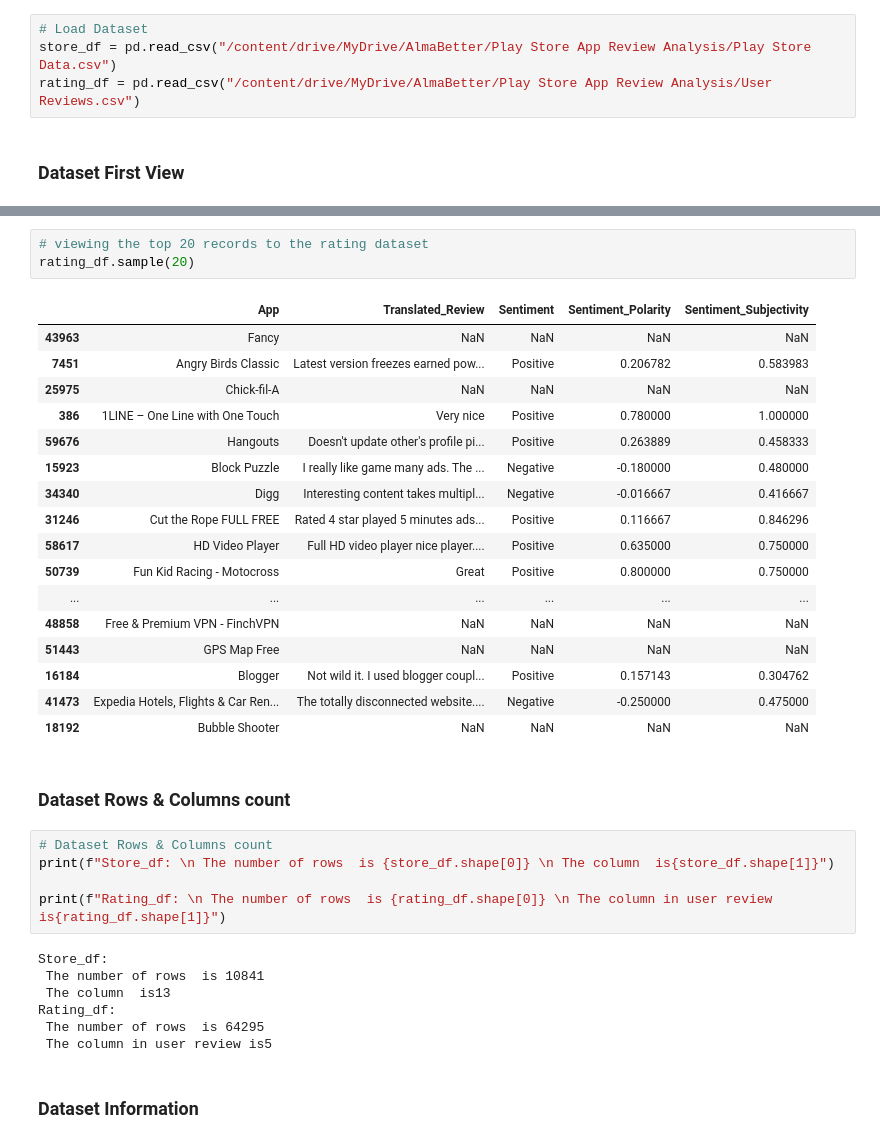
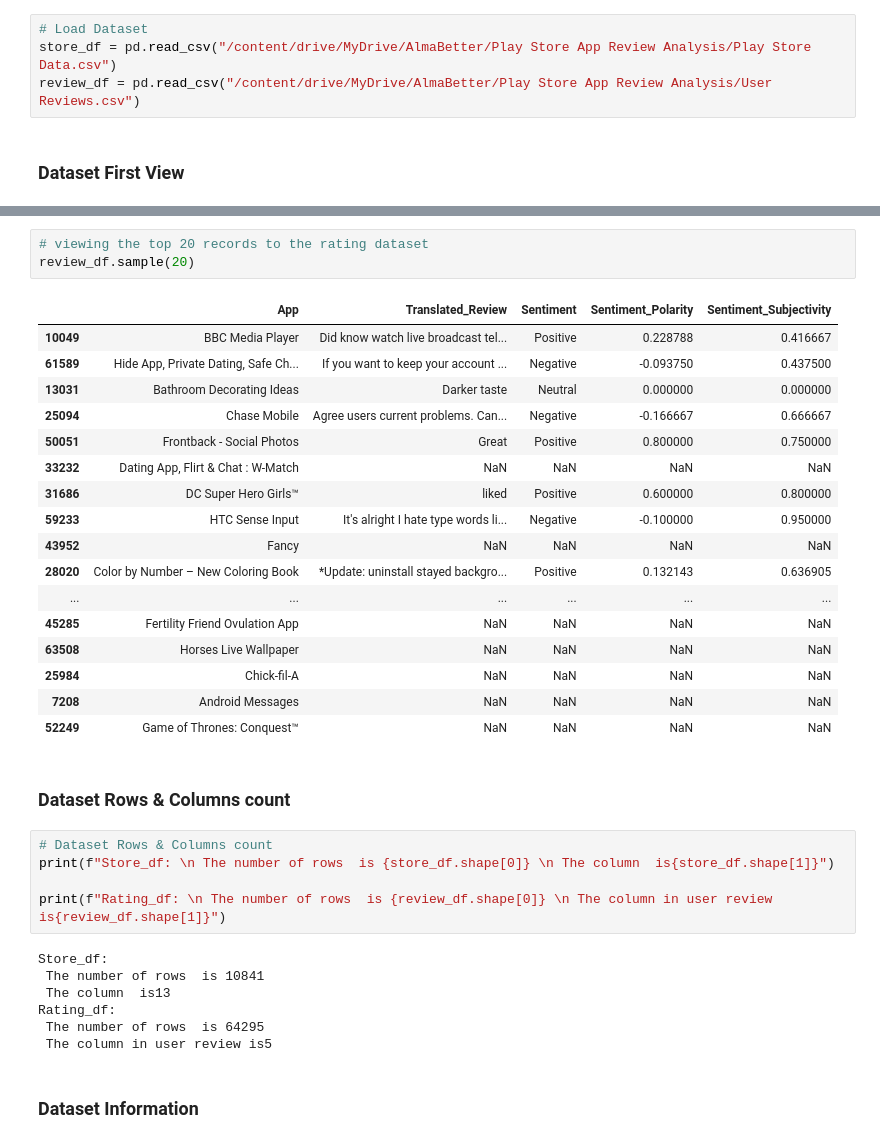
Before and after one commit to maxashoka3/EDA---Play-Store-App, a Jupyter notebook: EDA_on_Play_Store_App_Review.ipynb, the cells around one changed output, grey strips where cells are left out. Saved outputs shown, nothing was run; the diff lists cells and outputs as text.

```diff
--- a/EDA_on_Play_Store_App_Review.ipynb
+++ b/EDA_on_Play_Store_App_Review.ipynb
@@ -111,7 +111,7 @@ Drive already mounted at /content/drive; to attempt to forcibly remount, call dr
 # %%
 # Load Dataset
 store_df = pd.read_csv("/content/drive/MyDrive/AlmaBetter/Play Store App Review Analysis/Play Store Data.csv")
-rating_df = pd.read_csv("/content/drive/MyDrive/AlmaBetter/Play Store App Review Analysis/User Reviews.csv")
+review_df = pd.read_csv("/content/drive/MyDrive/AlmaBetter/Play Store App Review Analysis/User Reviews.csv")
 # %% [markdown]
 ### Dataset First View
 # %%
@@ -157,32 +157,32 @@ rating_df.head()
 | 4 | 10 Best Foods for You | Best idea us | Positive | 1.00 | 0.300000 |
 # %%
 # viewing the top 20 records to the rating dataset
-rating_df.sample(20)
+review_df.sample(20)
 # %% [output]
 |  | App | Translated_Review | Sentiment | Sentiment_Polarity | Sentiment_Subjectivity |
-| 43963 | Fancy | NaN | NaN | NaN | NaN |
-| 7451 | Angry Birds Classic | Latest version freezes earned pow... | Positive | 0.206782 | 0.583983 |
-| 25975 | Chick-fil-A | NaN | NaN | NaN | NaN |
-| 386 | 1LINE – One Line with One Touch | Very nice | Positive | 0.780000 | 1.000000 |
-| 59676 | Hangouts | Doesn't update other's profile pi... | Positive | 0.263889 | 0.458333 |
-| 15923 | Block Puzzle | I really like game many ads. The ... | Negative | -0.180000 | 0.480000 |
-| 34340 | Digg | Interesting content takes multipl... | Negative | -0.016667 | 0.416667 |
-| 31246 | Cut the Rope FULL FREE | Rated 4 star played 5 minutes ads... | Positive | 0.116667 | 0.846296 |
-| 58617 | HD Video Player | Full HD video player nice player.... | Positive | 0.635000 | 0.750000 |
-| 50739 | Fun Kid Racing - Motocross | Great | Positive | 0.800000 | 0.750000 |
+| 10049 | BBC Media Player | Did know watch live broadcast tel... | Positive | 0.228788 | 0.416667 |
+| 61589 | Hide App, Private Dating, Safe Ch... | If you want to keep your account ... | Negative | -0.093750 | 0.437500 |
+| 13031 | Bathroom Decorating Ideas | Darker taste | Neutral | 0.000000 | 0.000000 |
+| 25094 | Chase Mobile | Agree users current problems. Can... | Negative | -0.166667 | 0.666667 |
+| 50051 | Frontback - Social Photos | Great | Positive | 0.800000 | 0.750000 |
+| 33232 | Dating App, Flirt & Chat : W-Match | NaN | NaN | NaN | NaN |
+| 31686 | DC Super Hero Girls™ | liked | Positive | 0.600000 | 0.800000 |
+| 59233 | HTC Sense Input | It's alright I hate type words li... | Negative | -0.100000 | 0.950000 |
+| 43952 | Fancy | NaN | NaN | NaN | NaN |
+| 28020 | Color by Number – New Coloring Book | *Update: uninstall stayed backgro... | Positive | 0.132143 | 0.636905 |
 | ... | ... | ... | ... | ... | ... |
-| 48858 | Free & Premium VPN - FinchVPN | NaN | NaN | NaN | NaN |
-| 51443 | GPS Map Free | NaN | NaN | NaN | NaN |
-| 16184 | Blogger | Not wild it. I used blogger coupl... | Positive | 0.157143 | 0.304762 |
-| 41473 | Expedia Hotels, Flights & Car Ren... | The totally disconnected website.... | Negative | -0.250000 | 0.475000 |
-| 18192 | Bubble Shooter | NaN | NaN | NaN | NaN |
+| 45285 | Fertility Friend Ovulation App | NaN | NaN | NaN | NaN |
+| 63508 | Horses Live Wallpaper | NaN | NaN | NaN | NaN |
+| 25984 | Chick-fil-A | NaN | NaN | NaN | NaN |
+| 7208 | Android Messages | NaN | NaN | NaN | NaN |
+| 52249 | Game of Thrones: Conquest™ | NaN | NaN | NaN | NaN |
 # %% [markdown]
 ### Dataset Rows & Columns count
 # %%
 # Dataset Rows & Columns count
 print(f"Store_df: \n The number of rows  is {store_df.shape[0]} \n The column  is{store_df.shape[1]}")
 
-print(f"Rating_df: \n The number of rows  is {rating_df.shape[0]} \n The column in user review is{rating_df.shape[1]}")
+print(f"Rating_df: \n The number of rows  is {review_df.shape[0]} \n The column in user review is{review_df.shape[1]}")
 # %% [output]
 Store_df:
  The number of rows  is 10841
```
Also changed, not shown: parts of 132 cells of this notebook.
